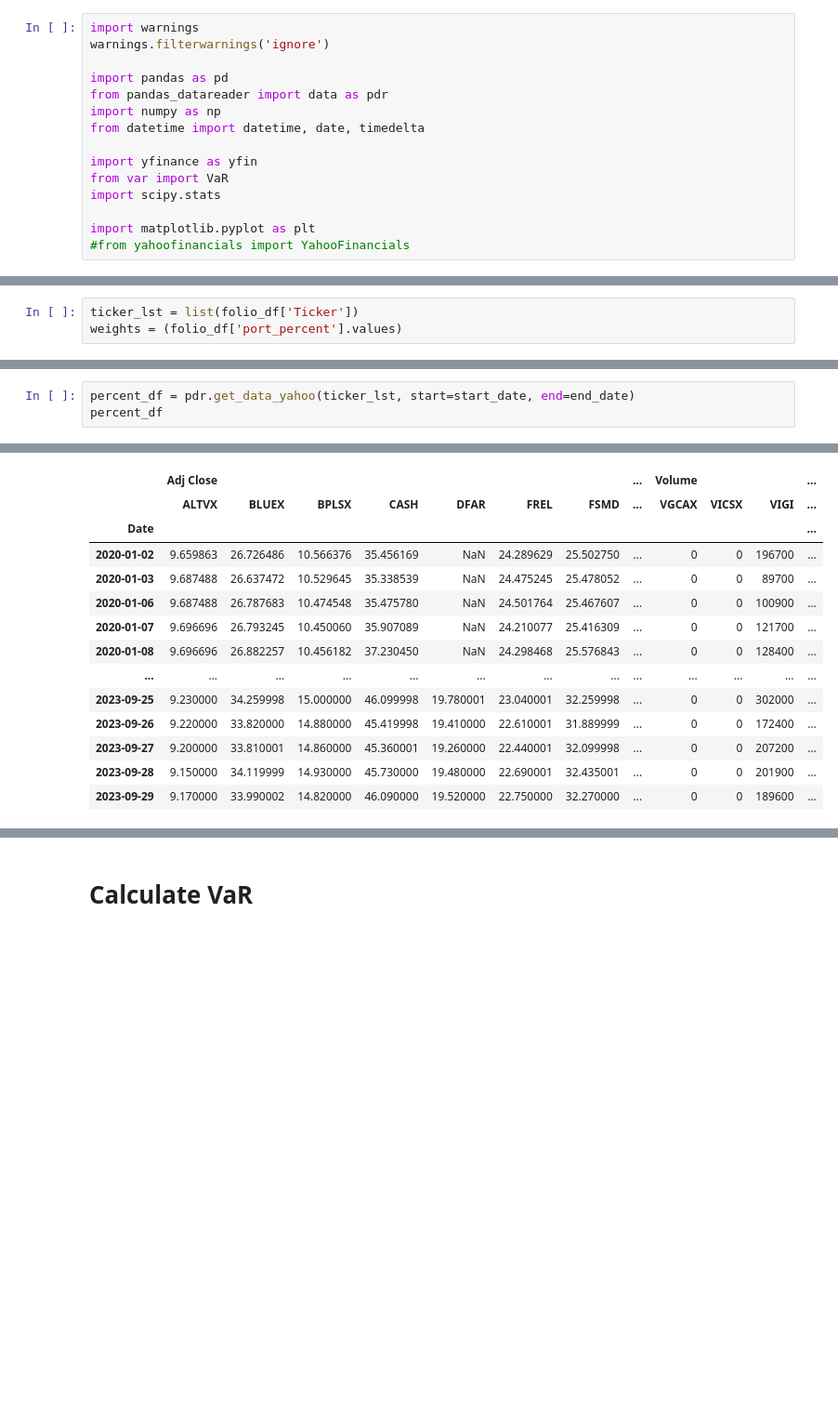
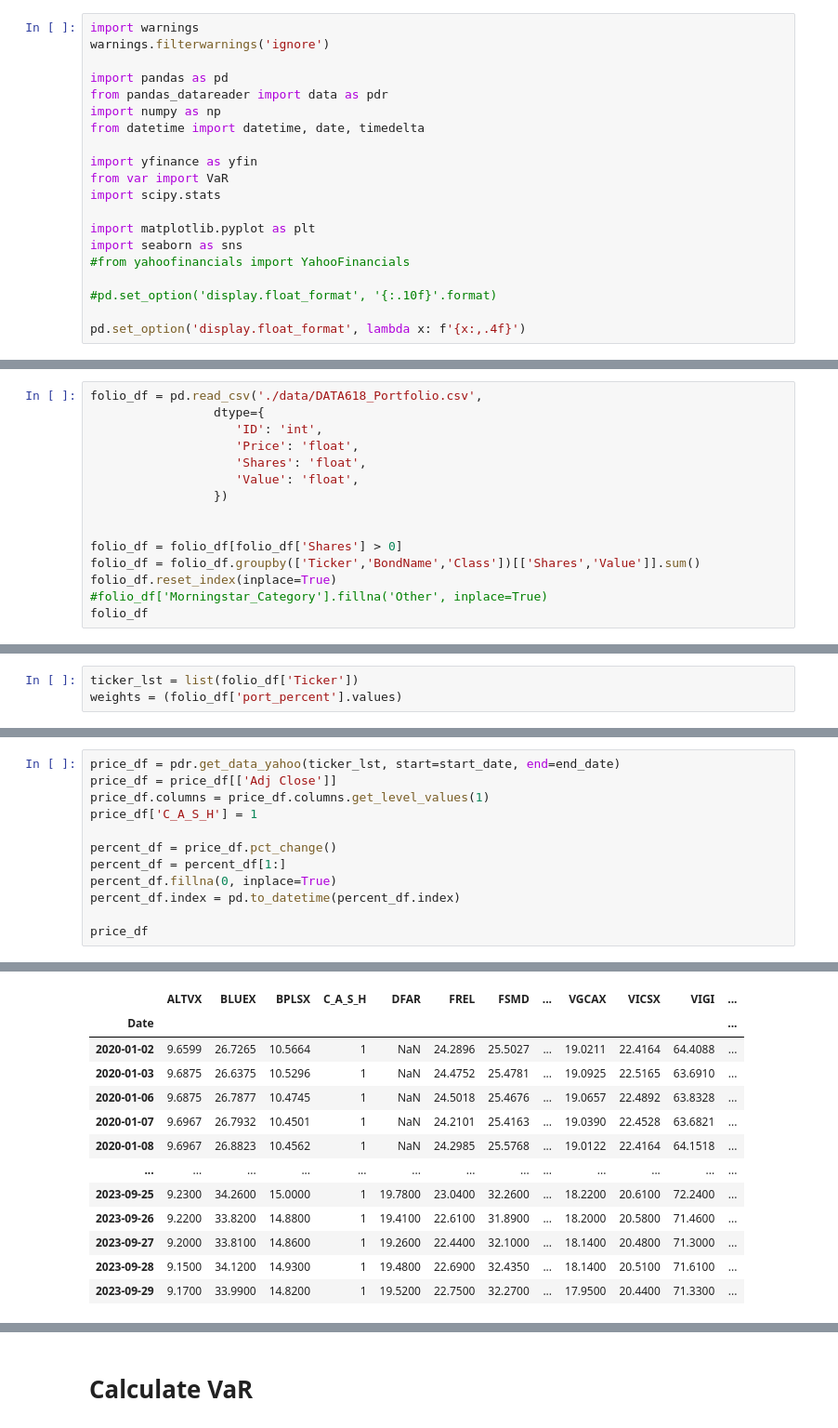
Before and after one commit to dsimband/DATA618, a Jupyter notebook: w5/DATA618_W5_VaR.ipynb, the cells around one changed output, grey strips where cells are left out. Shown: that part at 93% size. Cells and saved outputs as stored; diff of their text form; blank space fills up the shorter version.

```diff
--- a/w5/DATA618_W5_VaR.ipynb
+++ b/w5/DATA618_W5_VaR.ipynb
@@ -12,7 +12,12 @@ from var import VaR
 import scipy.stats
 
 import matplotlib.pyplot as plt
+import seaborn as sns
 #from yahoofinancials import YahooFinancials
+
+#pd.set_option('display.float_format', '{:.10f}'.format)
+
+pd.set_option('display.float_format', lambda x: f'{x:,.4f}')
 # %% [markdown]
 # Assignment
 Create a Github account if you do not already have one and download a VAR library.
@@ -66,0 +58,15 @@ folio_df
+# %%
+folio_df = pd.read_csv('./data/DATA618_Portfolio.csv',
+                 dtype={
+                    'ID': 'int',
+                    'Price': 'float',
+                    'Shares': 'float',
+                    'Value': 'float',
+                 })
+
+
+folio_df = folio_df[folio_df['Shares'] > 0]
+folio_df = folio_df.groupby(['Ticker','BondName','Class'])[['Shares','Value']].sum()
+folio_df.reset_index(inplace=True)
+#folio_df['Morningstar_Category'].fillna('Other', inplace=True)
+folio_df
@@ -76,5 +109,14 @@ weights = (folio_df['port_percent'].values)
 # %%
-percent_df = pdr.get_data_yahoo(ticker_lst, start=start_date, end=end_date)
-percent_df
+price_df = pdr.get_data_yahoo(ticker_lst, start=start_date, end=end_date)
+price_df = price_df[['Adj Close']]
+price_df.columns = price_df.columns.get_level_values(1)
+price_df['C_A_S_H'] = 1
+
+percent_df = price_df.pct_change()
+percent_df = percent_df[1:]
+percent_df.fillna(0, inplace=True)
+percent_df.index = pd.to_datetime(percent_df.index)
+
+price_df
 # %% [output]
 [*********************100%%**********************]  35 of 35 completed
@@ -81,14 +125,13 @@ percent_df
-|  | Adj Close |  |  |  |  |  |  | ... | Volume |  |  | ... |
-|  | ALTVX | BLUEX | BPLSX | CASH | DFAR | FREL | FSMD | ... | VGCAX | VICSX | VIGI | ... |
+|  | ALTVX | BLUEX | BPLSX | C_A_S_H | DFAR | FREL | FSMD | ... | VGCAX | VICSX | VIGI | ... |
 | Date |  |  |  |  |  |  |  |  |  |  |  | ... |
-| 2020-01-02 | 9.659863 | 26.726486 | 10.566376 | 35.456169 | NaN | 24.289629 | 25.502750 | ... | 0 | 0 | 196700 | ... |
-| 2020-01-03 | 9.687488 | 26.637472 | 10.529645 | 35.338539 | NaN | 24.475245 | 25.478052 | ... | 0 | 0 | 89700 | ... |
-| 2020-01-06 | 9.687488 | 26.787683 | 10.474548 | 35.475780 | NaN | 24.501764 | 25.467607 | ... | 0 | 0 | 100900 | ... |
-| 2020-01-07 | 9.696696 | 26.793245 | 10.450060 | 35.907089 | NaN | 24.210077 | 25.416309 | ... | 0 | 0 | 121700 | ... |
-| 2020-01-08 | 9.696696 | 26.882257 | 10.456182 | 37.230450 | NaN | 24.298468 | 25.576843 | ... | 0 | 0 | 128400 | ... |
+| 2020-01-02 | 9.6599 | 26.7265 | 10.5664 | 1 | NaN | 24.2896 | 25.5027 | ... | 19.0211 | 22.4164 | 64.4088 | ... |
+| 2020-01-03 | 9.6875 | 26.6375 | 10.5296 | 1 | NaN | 24.4752 | 25.4781 | ... | 19.0925 | 22.5165 | 63.6910 | ... |
+| 2020-01-06 | 9.6875 | 26.7877 | 10.4745 | 1 | NaN | 24.5018 | 25.4676 | ... | 19.0657 | 22.4892 | 63.8328 | ... |
+| 2020-01-07 | 9.6967 | 26.7932 | 10.4501 | 1 | NaN | 24.2101 | 25.4163 | ... | 19.0390 | 22.4528 | 63.6821 | ... |
+| 2020-01-08 | 9.6967 | 26.8823 | 10.4562 | 1 | NaN | 24.2985 | 25.5768 | ... | 19.0122 | 22.4164 | 64.1518 | ... |
 | ... | ... | ... | ... | ... | ... | ... | ... | ... | ... | ... | ... | ... |
-| 2023-09-25 | 9.230000 | 34.259998 | 15.000000 | 46.099998 | 19.780001 | 23.040001 | 32.259998 | ... | 0 | 0 | 302000 | ... |
-| 2023-09-26 | 9.220000 | 33.820000 | 14.880000 | 45.419998 | 19.410000 | 22.610001 | 31.889999 | ... | 0 | 0 | 172400 | ... |
-| 2023-09-27 | 9.200000 | 33.810001 | 14.860000 | 45.360001 | 19.260000 | 22.440001 | 32.099998 | ... | 0 | 0 | 207200 | ... |
-| 2023-09-28 | 9.150000 | 34.119999 | 14.930000 | 45.730000 | 19.480000 | 22.690001 | 32.435001 | ... | 0 | 0 | 201900 | ... |
-| 2023-09-29 | 9.170000 | 33.990002 | 14.820000 | 46.090000 | 19.520000 | 22.750000 | 32.270000 | ... | 0 | 0 | 189600 | ... |
+| 2023-09-25 | 9.2300 | 34.2600 | 15.0000 | 1 | 19.7800 | 23.0400 | 32.2600 | ... | 18.2200 | 20.6100 | 72.2400 | ... |
+| 2023-09-26 | 9.2200 | 33.8200 | 14.8800 | 1 | 19.4100 | 22.6100 | 31.8900 | ... | 18.2000 | 20.5800 | 71.4600 | ... |
+| 2023-09-27 | 9.2000 | 33.8100 | 14.8600 | 1 | 19.2600 | 22.4400 | 32.1000 | ... | 18.1400 | 20.4800 | 71.3000 | ... |
+| 2023-09-28 | 9.1500 | 34.1200 | 14.9300 | 1 | 19.4800 | 22.6900 | 32.4350 | ... | 18.1400 | 20.5100 | 71.6100 | ... |
+| 2023-09-29 | 9.1700 | 33.9900 | 14.8200 | 1 | 19.5200 | 22.7500 | 32.2700 | ... | 17.9500 | 20.4400 | 71.3300 | ... |
```
Also changed, not shown: parts of 47 cells of this notebook, 2 other files.
